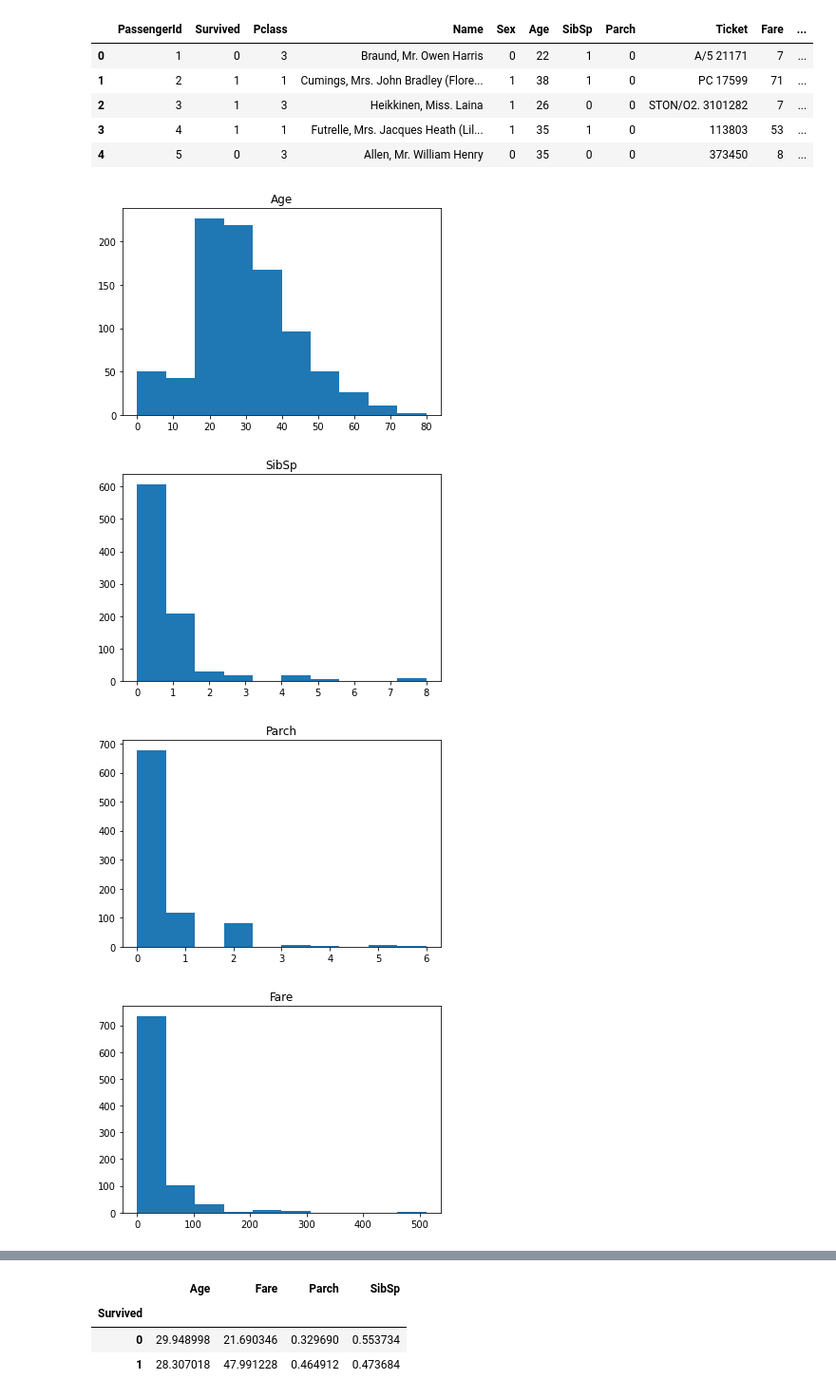
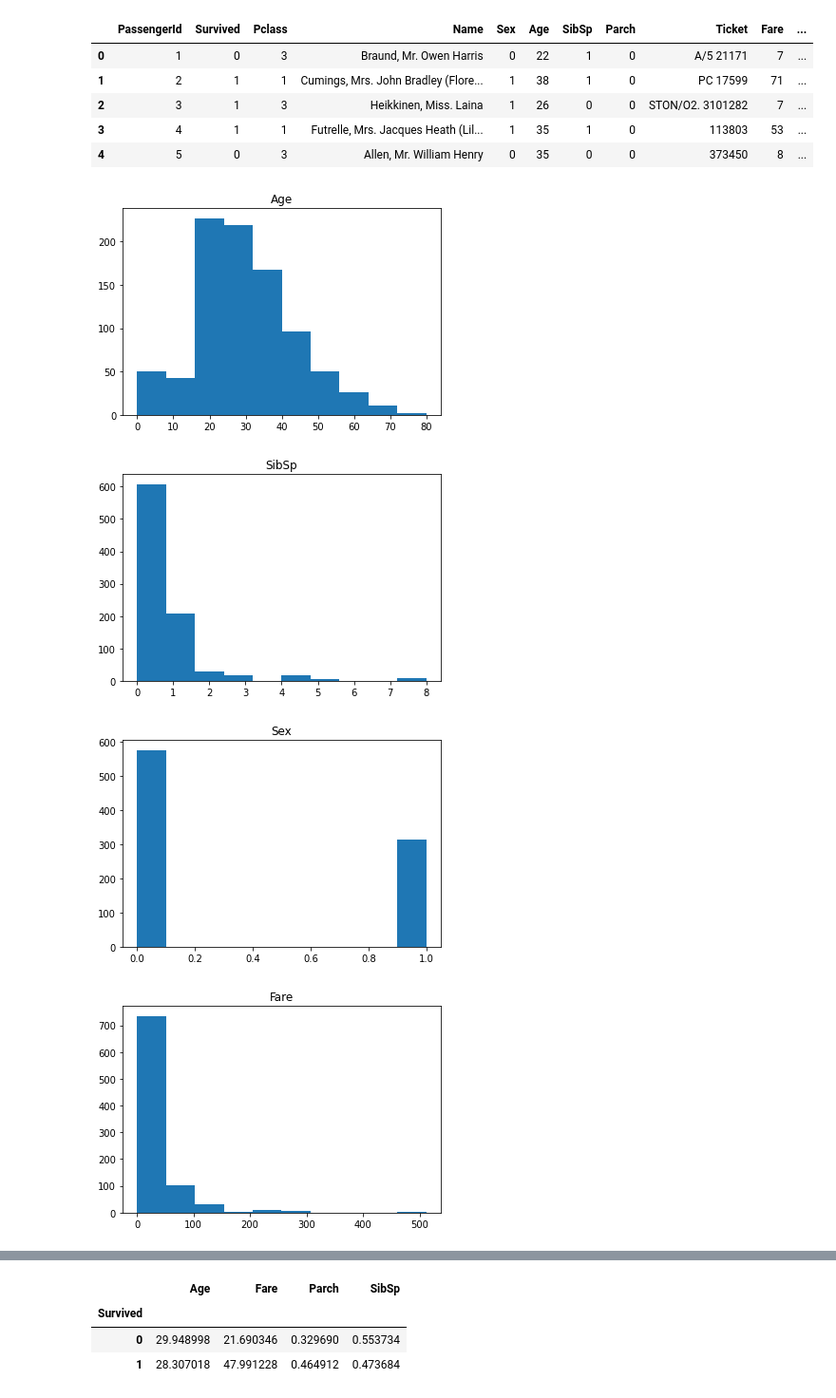
Before and after one commit to nsspeer/data-analytics-portfolio, a Jupyter notebook: _Titanic_Survivors_Project.ipynb, the cells around one changed output, grey strips where cells are left out. Shown at 95% size. Saved outputs shown, nothing was run; the diff lists cells and outputs as text; code cells hidden in the pictures.

```diff
--- a/_Titanic_Survivors_Project.ipynb
+++ b/_Titanic_Survivors_Project.ipynb
@@ -81,12 +81,12 @@ for dataset in data:
     dataset['Fare'] = dataset['Fare'].fillna(0)
     dataset['Fare'] = dataset['Fare'].astype(int)
 # %%
-for i in train[['Age','SibSp','Parch','Fare']].columns:
-    plt.hist(train[['Age','SibSp','Parch','Fare']][i])
+for i in train[['Age','SibSp','Sex','Fare','Parch']].columns:
+    plt.hist(train[['Age','SibSp','Sex','Fare','Parch']][i])
     plt.title(i)
     plt.show()
 # %% [output]
 [figure]
 [figure]
-[figure, old version]
+[figure, new version]
 [figure]
```
Also changed, not shown: parts of 2 cells of this notebook.
